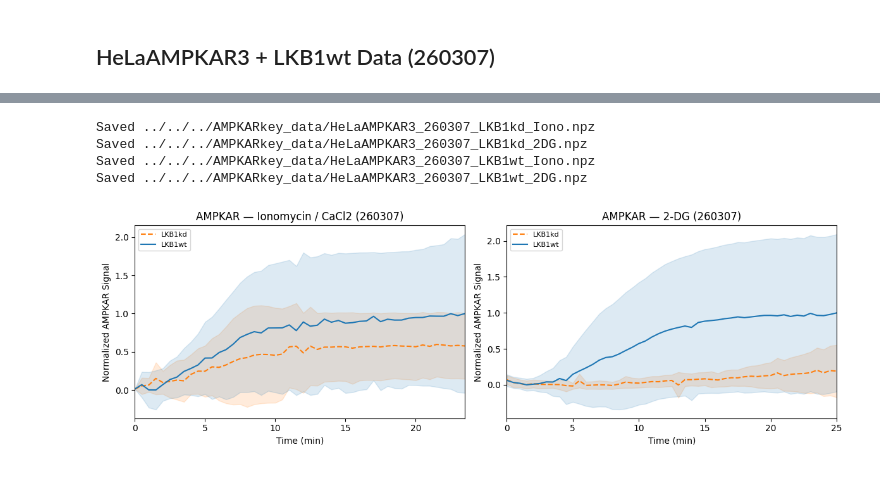
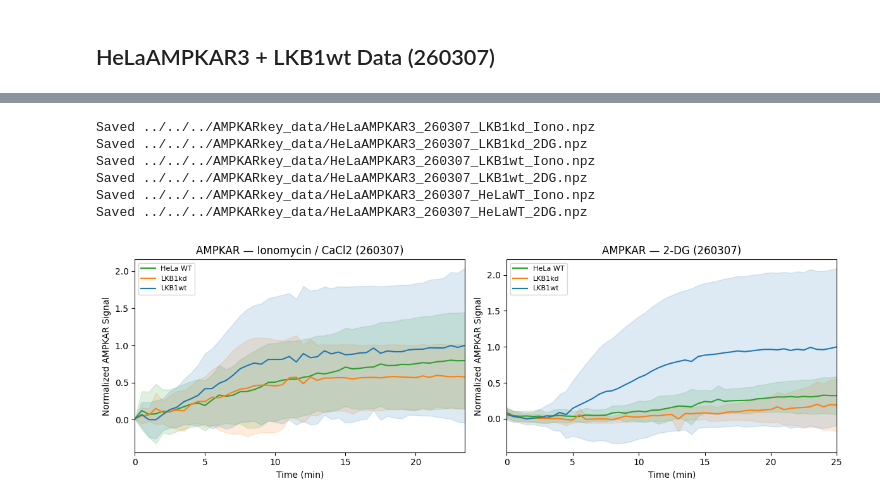
Before and after one commit to JudyXChen/AMPKAR, a Jupyter notebook: src/ampk_models/param_est/process_data.ipynb, the cells around one changed output, grey strips where cells are left out. Saved outputs shown, nothing was run; the diff lists cells and outputs as text; code cells hidden in the pictures.

```diff
--- a/src/ampk_models/param_est/process_data.ipynb
+++ b/src/ampk_models/param_est/process_data.ipynb
@@ -106,8 +115,9 @@ fig, axes = plt.subplots(1, 2, figsize=(12, 4))
 # --- Ionomycin ---
 ax = axes[0]
 for label, mean_col, std_col, color, ls in [
-    ('LKB1kd', 5, 6, 'tab:orange', '--'),
+    ('LKB1kd', 5, 6, 'tab:orange', '-'),
     ('LKB1wt', 2, 3, 'tab:blue', '-'),
+    ('HeLa WT', 14, 15, 'tab:green', '-'),
 ]:
     m = pd.to_numeric(hela_raw.iloc[:, mean_col], errors='coerce')
     s = pd.to_numeric(hela_raw.iloc[:, std_col], errors='coerce')
@@ -123,8 +133,9 @@ ax.legend(fontsize=7)
 # --- 2-DG ---
 ax = axes[1]
 for label, mean_col, std_col, color, ls in [
-    ('LKB1kd', 11, 12, 'tab:orange', '--'),
+    ('LKB1kd', 11, 12, 'tab:orange', '-'),
     ('LKB1wt', 8, 9, 'tab:blue', '-'),
+    ('HeLa WT', 19, 20, 'tab:green', '-'),
 ]:
     m = pd.to_numeric(hela_raw.iloc[:, mean_col], errors='coerce')
     s = pd.to_numeric(hela_raw.iloc[:, std_col], errors='coerce')
@@ -143,16 +154,18 @@ fig.savefig('../../../AMPKARkey_data/raw_plot_260307.pdf')
 # %%
 # ==========================================
-# Plot trimmed raw 260307 AMPKAR data (2 conditions x 2 drugs)
+# Plot trimmed raw 260307 AMPKAR data (3 conditions x 2 drugs)
 # ==========================================
-fig, axes = plt.subplots(2, 2, figsize=(8, 6))
+fig, axes = plt.subplots(2, 3, figsize=(12, 6))
 
 ampkar_specs = [
     # --- 2DG (top row) ---
-    (0, 0, lkb1kd_2dg_df, 'LKB1kd + 2DG', 'tab:orange'),
-    (0, 1, lkb1wt_2dg_df, 'LKB1wt + 2DG', 'tab:blue'),
+    (0, 0, helawt_2dg_df, 'HeLa WT + 2DG', 'tab:green'),
+    (0, 1, lkb1kd_2dg_df, 'LKB1kd + 2DG', 'tab:orange'),
+    (0, 2, lkb1wt_2dg_df, 'LKB1wt + 2DG', 'tab:blue'),
     # --- Iono (bottom row) ---
-    (1, 0, lkb1kd_iono_df, 'LKB1kd + Iono', 'tab:orange'),
-    (1, 1, lkb1wt_iono_df, 'LKB1wt + Iono', 'tab:blue'),
+    (1, 0, helawt_iono_df, 'HeLa WT + Iono', 'tab:green'),
+    (1, 1, lkb1kd_iono_df, 'LKB1kd + Iono', 'tab:orange'),
+    (1, 2, lkb1wt_iono_df, 'LKB1wt + Iono', 'tab:blue'),
 ]
 
 for r, c, df, title, color in ampkar_specs:
@@ -164,7 +177,7 @@ for r, c, df, title, color in ampkar_specs:
     ax.set_ylabel('AMPKAR Signal', fontsize=8)
 
 # Shared ylim across all AMPKAR subplots
-ampkar_dfs = [lkb1kd_2dg_df, lkb1wt_2dg_df, lkb1kd_iono_df, lkb1wt_iono_df]
+ampkar_dfs = [helawt_2dg_df, lkb1kd_2dg_df, lkb1wt_2dg_df, helawt_iono_df, lkb1kd_iono_df, lkb1wt_iono_df]
 ampkar_ymin = min((df['MEAN'] - df['STD']).min() for df in ampkar_dfs)
 ampkar_ymax = max((df['MEAN'] + df['STD']).max() for df in ampkar_dfs)
 margin = 0.02 * (ampkar_ymax - ampkar_ymin)
@@ -205,7 +218,7 @@ fig_ca.savefig('../../../AMPKARkey_data/raw_plot_260307_calcium.pdf')
 [figure]
 # %%
 # ==========================================
-# Save 260307 AMPKAR data as .npz files (LKB1kd and LKB1wt only)
+# Save 260307 AMPKAR data as .npz files
 # ==========================================
 savedir = '../../../AMPKARkey_data/'
 
@@ -214,6 +227,8 @@ hela_ampkar_experiments = {
     'LKB1kd_2DG': (lkb1kd_2dg_df, norm_lkb1kd_2dg, norm_lkb1kd_2dg_sd),
     'LKB1wt_Iono': (lkb1wt_iono_df, norm_lkb1wt_iono, norm_lkb1wt_iono_sd),
     'LKB1wt_2DG': (lkb1wt_2dg_df, norm_lkb1wt_2dg, norm_lkb1wt_2dg_sd),
+    'HeLaWT_Iono': (helawt_iono_df, norm_helawt_iono, norm_helawt_iono_sd),
+    'HeLaWT_2DG': (helawt_2dg_df, norm_helawt_2dg, norm_helawt_2dg_sd),
 }
 
 for name, (df, nm, ns) in hela_ampkar_experiments.items():
@@ -229,44 +244,48 @@ Saved ../../../AMPKARkey_data/HeLaAMPKAR3_260307_LKB1kd_Iono.npz
 Saved ../../../AMPKARkey_data/HeLaAMPKAR3_260307_LKB1kd_2DG.npz
 Saved ../../../AMPKARkey_data/HeLaAMPKAR3_260307_LKB1wt_Iono.npz
 Saved ../../../AMPKARkey_data/HeLaAMPKAR3_260307_LKB1wt_2DG.npz
+Saved ../../../AMPKARkey_data/HeLaAMPKAR3_260307_HeLaWT_Iono.npz
+Saved ../../../AMPKARkey_data/HeLaAMPKAR3_260307_HeLaWT_2DG.npz
 # %%
 # ==========================================
-# Plot normalized 260307 AMPKAR data: LKB1kd vs LKB1wt per drug
+# Plot normalized 260307 AMPKAR data: HeLaWT vs LKB1kd vs LKB1wt per drug
 # ==========================================
 fig, axes = plt.subplots(1, 2, figsize=(12, 4))
 
-colors = {'LKB1kd': 'tab:orange', 'LKB1wt': 'tab:blue'}
-linestyles = {'LKB1kd': '--', 'LKB1wt': '-'}
+colors = {'HeLa WT': 'tab:green', 'LKB1kd': 'tab:orange', 'LKB1wt': 'tab:blue'}
+linestyles = {'HeLa WT': '-', 'LKB1kd': '-', 'LKB1wt': '-'}
 
 # --- Iono ---
 ax = axes[0]
 for label, df, nm, ns in [
+    ('HeLa WT', helawt_iono_df, norm_helawt_iono, norm_helawt_iono_sd),
     ('LKB1kd', lkb1kd_iono_df, norm_lkb1kd_iono, norm_lkb1kd_iono_sd),
     ('LKB1wt', lkb1wt_iono_df, norm_lkb1wt_iono, norm_lkb1wt_iono_sd),
 ]:
     ax.plot(df['Time (min)'], nm, color=colors[label], linestyle=linestyles[label], label=label)
     ax.fill_between(df['Time (min)'], nm - ns, nm + ns, alpha=0.15, color=colors[label])
 ax.set_xlabel('Time (min)')
 ax.set_ylabel('Normalized AMPKAR Signal')
 ax.set_title('AMPKAR — Ionomycin / CaCl2 (260307)')
 ax.legend(fontsize=8)
 ax.set_xlim([0, lkb1kd_iono_df['Time (min)'].max()])
 
 # --- 2-DG ---
 ax = axes[1]
 for label, df, nm, ns in [
+    ('HeLa WT', helawt_2dg_df, norm_helawt_2dg, norm_helawt_2dg_sd),
     ('LKB1kd', lkb1kd_2dg_df, norm_lkb1kd_2dg, norm_lkb1kd_2dg_sd),
     ('LKB1wt', lkb1wt_2dg_df, norm_lkb1wt_2dg, norm_lkb1wt_2dg_sd),
 ]:
     ax.plot(df['Time (min)'], nm, color=colors[label], linestyle=linestyles[label], label=label)
     ax.fill_between(df['Time (min)'], nm - ns, nm + ns, alpha=0.15, color=colors[label])
 ax.set_xlabel('Time (min)')
 ax.set_ylabel('Normalized AMPKAR Signal')
 ax.set_title('AMPKAR — 2-DG (260307)')
 ax.legend(fontsize=8)
 ax.set_xlim([0, lkb1kd_2dg_df['Time (min)'].max()])
 
 fig.tight_layout()
 fig.savefig('../../../AMPKARkey_data/normalized_plot_260307.pdf')
 # %% [output]
-[figure, old version]
+[figure, new version]
```
Also changed, not shown: parts of 3 cells of this notebook, 18 other files.
